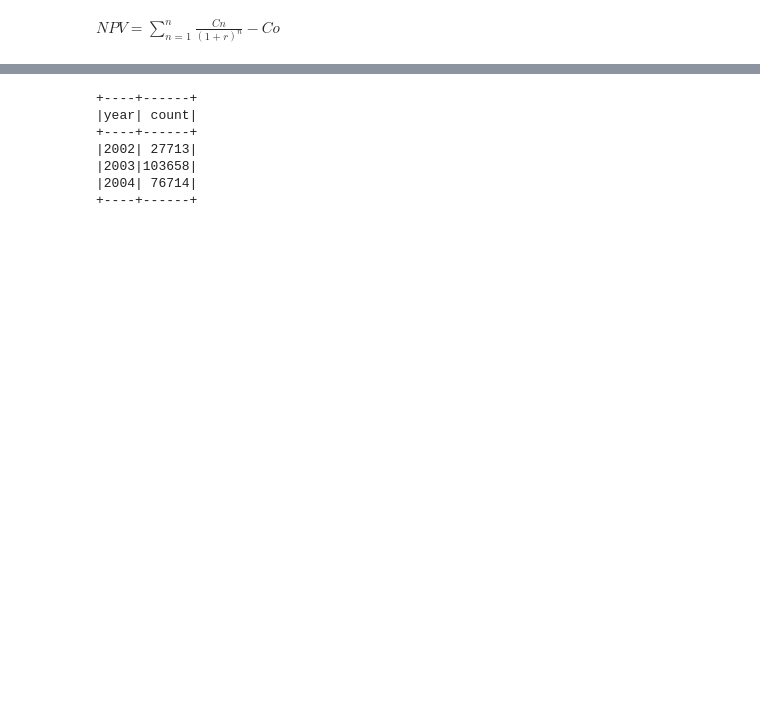
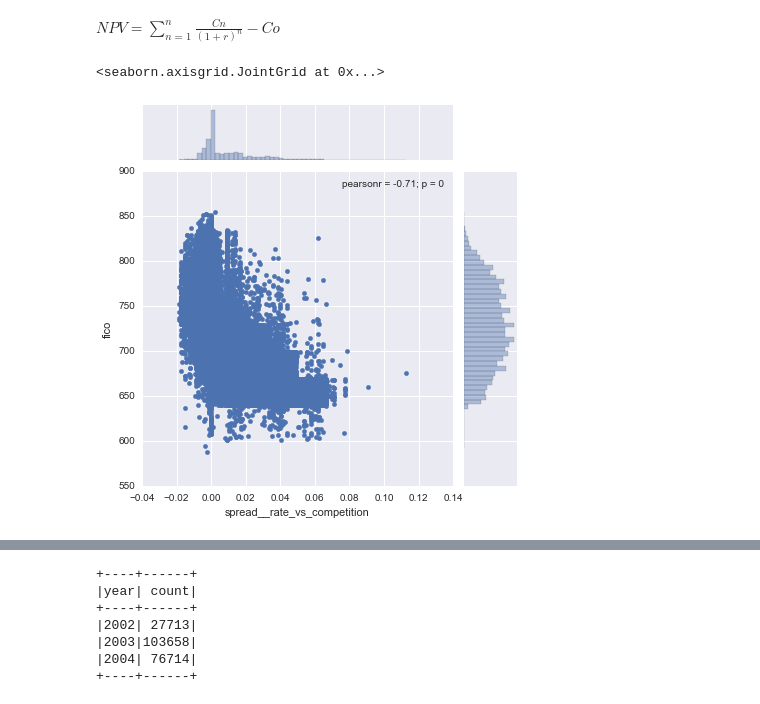
Before and after one commit to ultrarelativistic/Galvanize-Data-Leadership, a Jupyter notebook: week6-Finance/EDA/nomis_eda.ipynb, the cells around one changed output, grey strips where cells are left out. Cells and saved outputs as stored; diff of their text form; code cells hidden in the pictures; blank space fills up the shorter version.

```diff
--- a/week6-Finance/EDA/nomis_eda.ipynb
+++ b/week6-Finance/EDA/nomis_eda.ipynb
@@ -139,2 +145,8 @@ sns.pairplot(x, hue='outcome')
 # %% [markdown]
 $NPV=\sum_{n=1}^{n} \frac{Cn}{(1+r)^n} - Co$
+# %%
+x=data.select('fico','amount','rate', 'cost_of_funds', 'competition_rate', 'outcome', 'spread__rate_vs_competition').toPandas()
+sns.jointplot(x="spread__rate_vs_competition", y="fico", data=x)
+# %% [output]
+<seaborn.axisgrid.JointGrid at 0x...>
+[figure, added]
```
Also changed, not shown: parts of 18 cells of this notebook.
